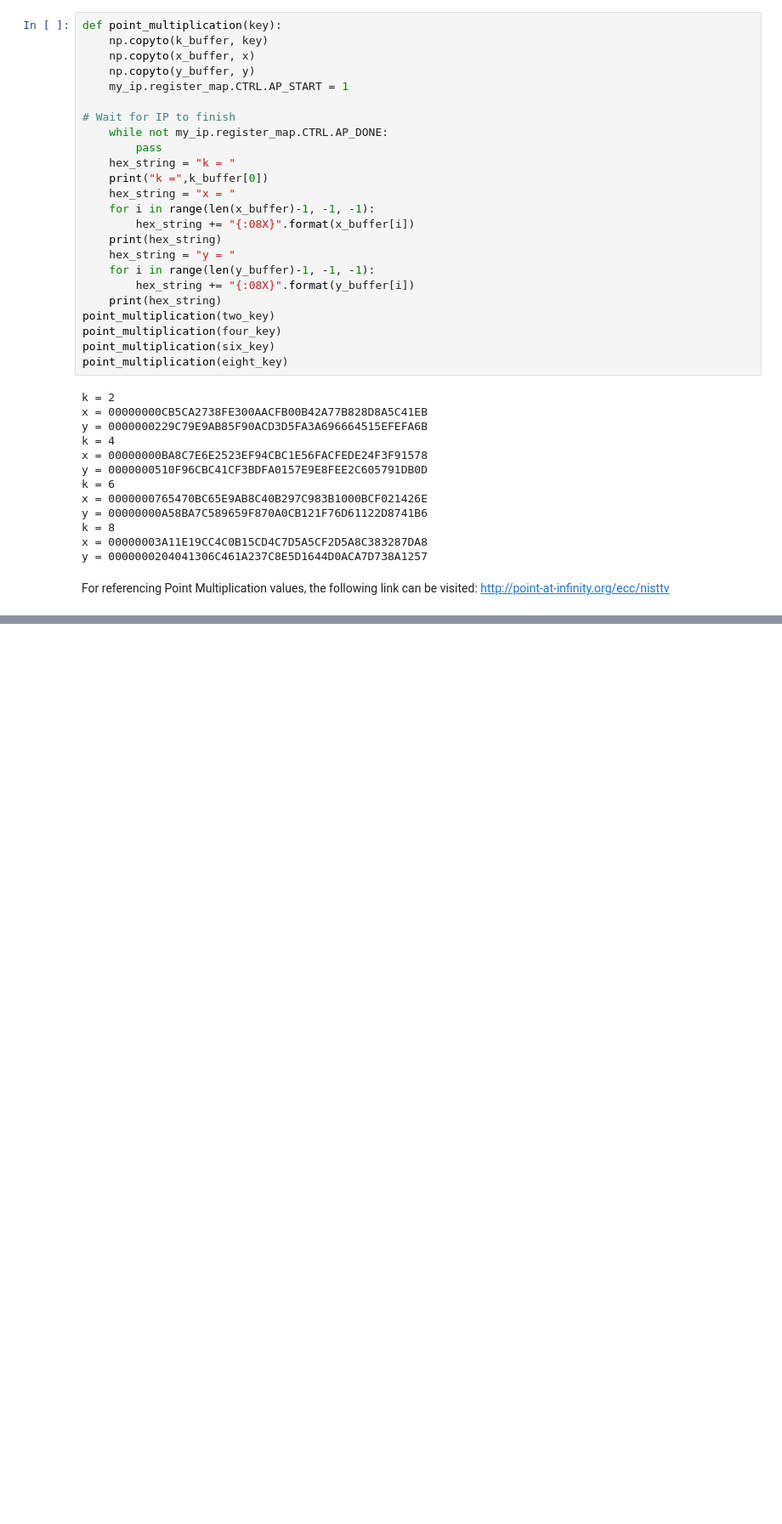
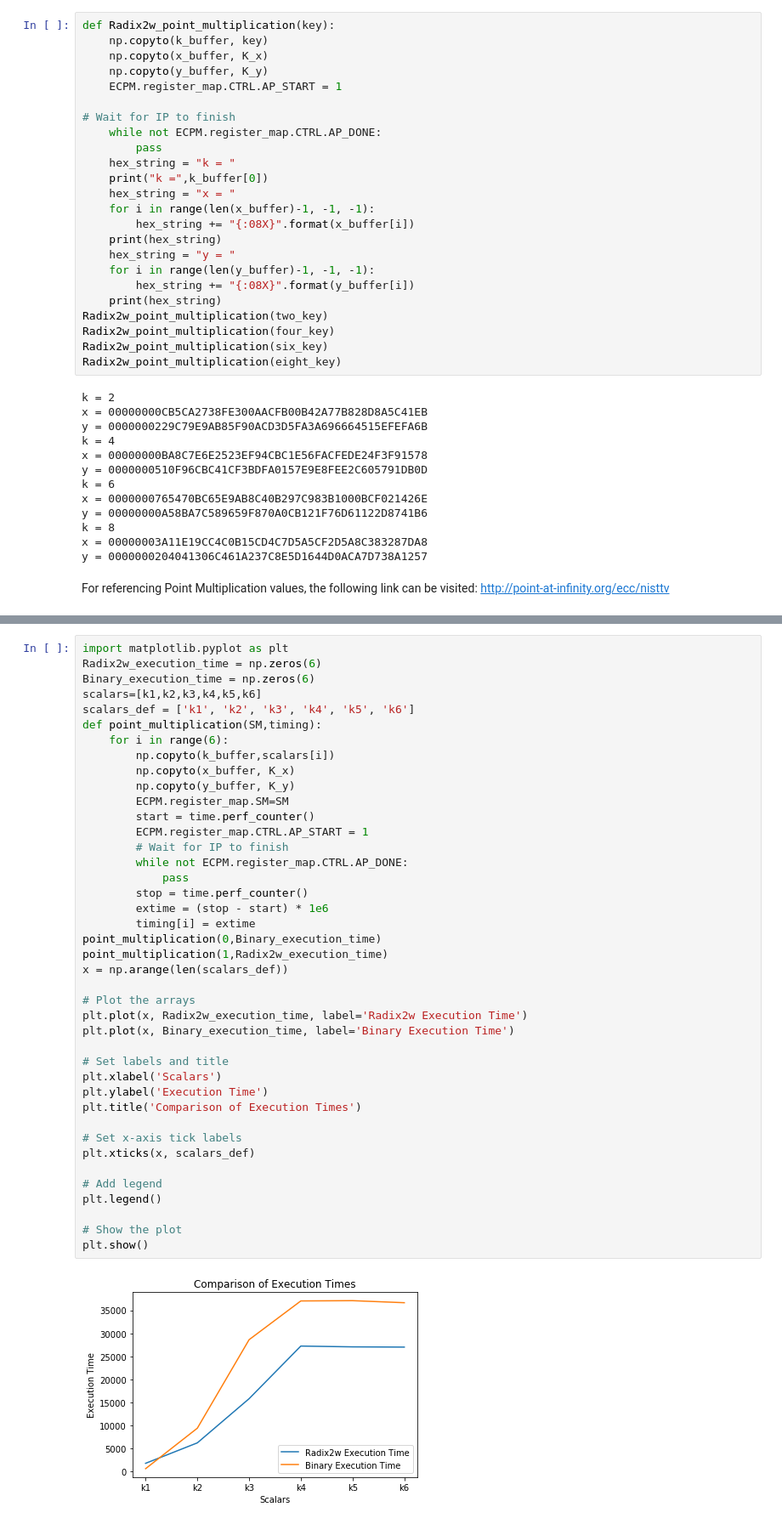
Before and after one commit to abdelghanibourenane/HardwareAcceleratedECC-PointMultiplication, a Jupyter notebook: ScalarMultiplication/PYNQ_Notebook/Radix2wECPM.ipynb, the cells around one changed output, grey strips where cells are left out. Shown at 85% size. Saved outputs shown, nothing was run; the diff lists cells and outputs as text; blank space fills up the shorter version.

```diff
--- a/ScalarMultiplication/PYNQ_Notebook/Radix2wECPM.ipynb
+++ b/ScalarMultiplication/PYNQ_Notebook/Radix2wECPM.ipynb
@@ -126,12 +83,12 @@ print(hex(my_ip.register_map.k_1.address))
 # %%
-def point_multiplication(key):
+def Radix2w_point_multiplication(key):
     np.copyto(k_buffer, key)
-    np.copyto(x_buffer, x)
-    np.copyto(y_buffer, y)
-    my_ip.register_map.CTRL.AP_START = 1
+    np.copyto(x_buffer, K_x)
+    np.copyto(y_buffer, K_y)
+    ECPM.register_map.CTRL.AP_START = 1
 
 # Wait for IP to finish
-    while not my_ip.register_map.CTRL.AP_DONE:
+    while not ECPM.register_map.CTRL.AP_DONE:
         pass
     hex_string = "k = "
     print("k =",k_buffer[0])
@@ -143,10 +100,10 @@ def point_multiplication(key):
     for i in range(len(y_buffer)-1, -1, -1):
         hex_string += "{:08X}".format(y_buffer[i])
     print(hex_string)
-point_multiplication(two_key)
-point_multiplication(four_key)
-point_multiplication(six_key)
-point_multiplication(eight_key)
+Radix2w_point_multiplication(two_key)
+Radix2w_point_multiplication(four_key)
+Radix2w_point_multiplication(six_key)
+Radix2w_point_multiplication(eight_key)
 # %% [output]
 k = 2
 x = 00000000CB5CA2738FE300AACFB00B42A77B828D8A5C41EB
@@ -224,0 +126,43 @@ NameError: name 'A_key' is not defined
+# %%
+import matplotlib.pyplot as plt
+Radix2w_execution_time = np.zeros(6)
+Binary_execution_time = np.zeros(6)
+scalars=[k1,k2,k3,k4,k5,k6]
+scalars_def = ['k1', 'k2', 'k3', 'k4', 'k5', 'k6']
+def point_multiplication(SM,timing):
+    for i in range(6):
+        np.copyto(k_buffer,scalars[i])
+        np.copyto(x_buffer, K_x)
+        np.copyto(y_buffer, K_y)
+        ECPM.register_map.SM=SM
+        start = time.perf_counter()
+        ECPM.register_map.CTRL.AP_START = 1
+        # Wait for IP to finish
+        while not ECPM.register_map.CTRL.AP_DONE:
+            pass
+        stop = time.perf_counter()
+        extime = (stop - start) * 1e6
+        timing[i] = extime
+point_multiplication(0,Binary_execution_time)
+point_multiplication(1,Radix2w_execution_time)
+x = np.arange(len(scalars_def))
+
+# Plot the arrays
+plt.plot(x, Radix2w_execution_time, label='Radix2w Execution Time')
+plt.plot(x, Binary_execution_time, label='Binary Execution Time')
+
+# Set labels and title
+plt.xlabel('Scalars')
+plt.ylabel('Execution Time')
+plt.title('Comparison of Execution Times')
+
+# Set x-axis tick labels
+plt.xticks(x, scalars_def)
+
+# Add legend
+plt.legend()
+
+# Show the plot
+plt.show()
+# %% [output]
+[figure, added]
```
Also changed, not shown: parts of 23 cells of this notebook.
